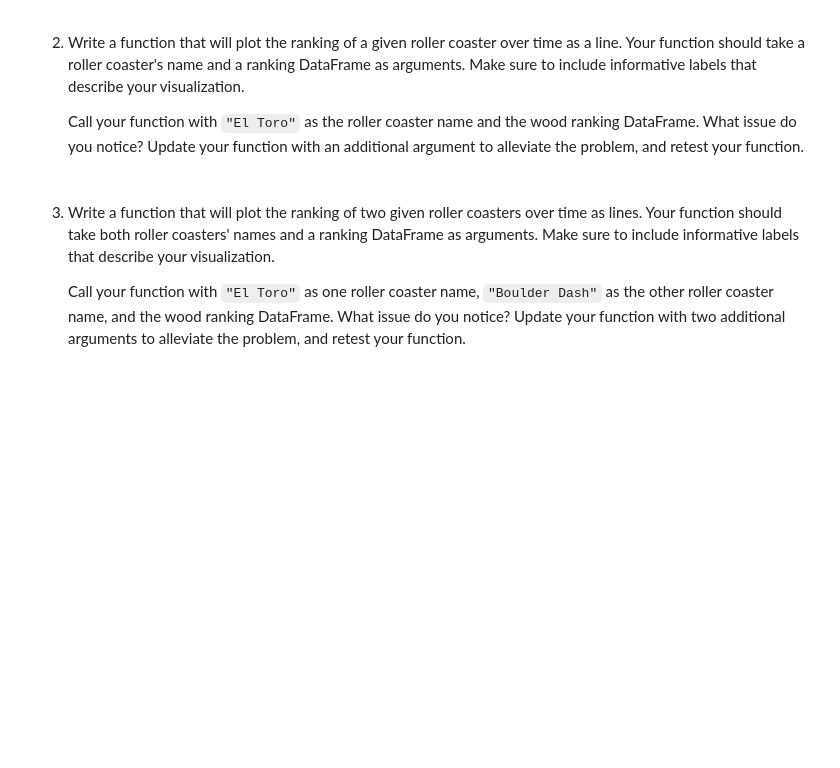
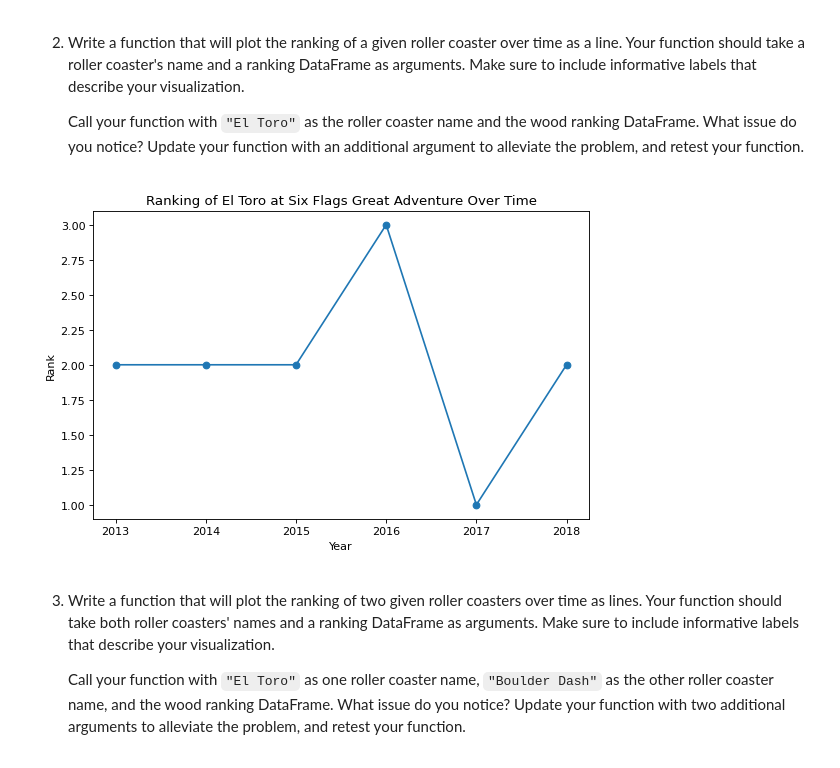
Before and after one commit to 7086600/roller_coaster_project, a Jupyter notebook: roller_coaster.ipynb, the cells around one changed output. Cells and saved outputs as stored; diff of their text form; code cells hidden in the pictures; blank space fills up the shorter version.

Commit message:
create function: plot_rc_rankings

```diff
--- a/roller_coaster.ipynb
+++ b/roller_coaster.ipynb
@@ -8 +14,6 @@ Load each csv into a DataFrame and inspect it to gain familiarity with the data.
+# %%
+# display charts correctly
+%matplotlib inline
+plt.rcParams['figure.figsize'] = (8, 5)
+plt.rcParams['figure.dpi'] = 80
 # %%
@@ -98,3 +101,29 @@ The number of ratings per year for steel roller coasters:
+# %%
+# 2
+# Create a function to plot rankings over time for 1 roller coaster
+def plot_rc_rankings(data, rc_name, park_name):
+    if rc_name in data['Name'].values:
+        rc_data = data[(data['Name'] == rc_name)]
+        if park_name in rc_data['Park'].values:
+            rc_data = rc_data[rc_data['Park'] == park_name]
+            plt.figure()
+            plt.plot(rc_data['Year of Rank'], rc_data['Rank'], marker='o')
+            plt.title(f'Ranking of {rc_name} at {park_name} Over Time')
+            plt.xlabel('Year')
+            plt.ylabel('Rank')
+
+            plt.show()
+        else:
+            print(f"{rc_name} is not located in {park_name}.")
+            return
+    else:
+        print(f"{rc_name} not found in the dataset.")
+        return
+
+# Create a plot of El Toro ranking over time
+plot_rc_rankings(wood_rc, 'El Toro', 'Six Flags Great Adventure')
+# %% [output]
+[figure, added]
 # %% [markdown]
 3. Write a function that will plot the ranking of two given roller coasters over time as lines. Your function should take both roller coasters' names and a ranking DataFrame as arguments. Make sure to include informative labels that describe your visualization.
 
```
Also changed, not shown: parts of 3 cells of this notebook.
